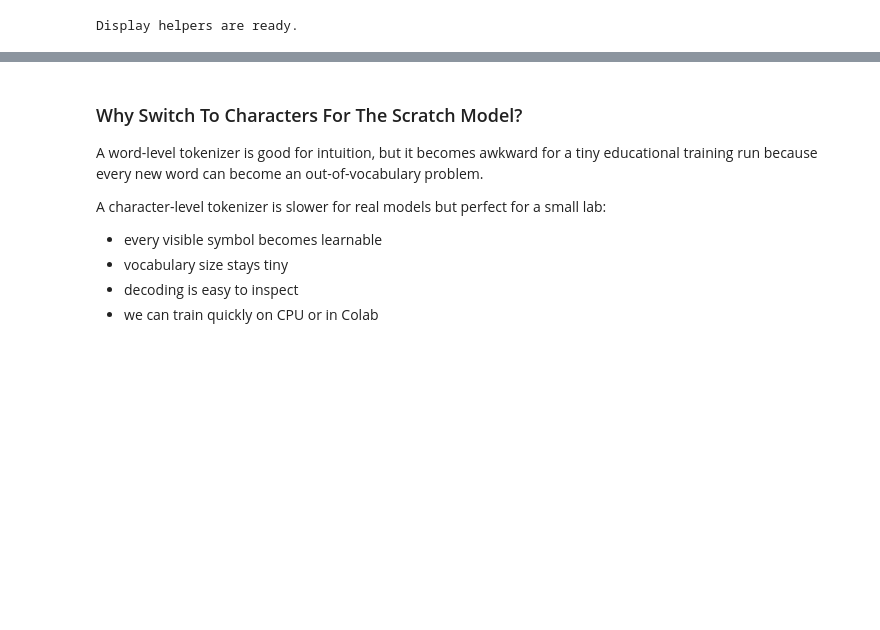
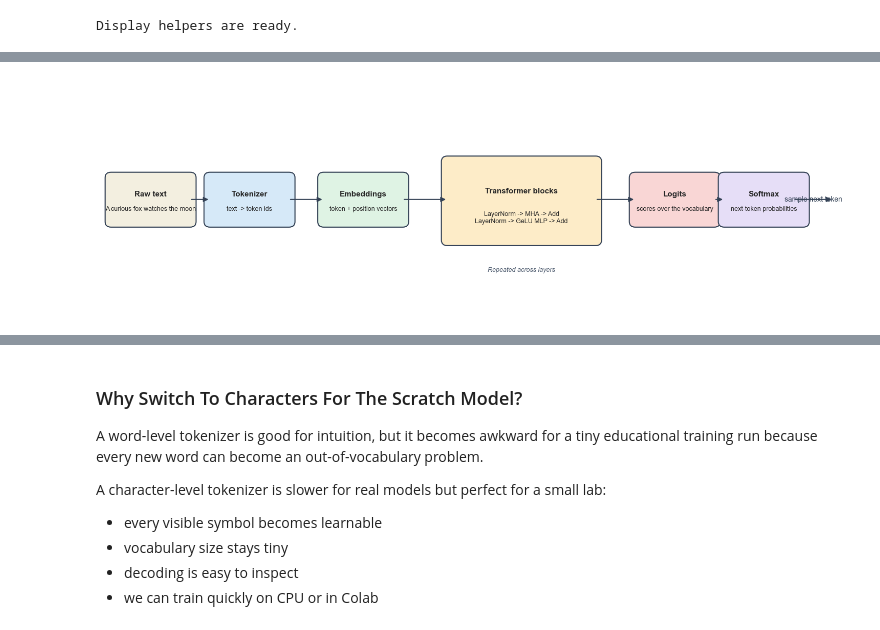
Before and after one commit to benk7alifa/build_llm_from_scratch_lab, a Jupyter notebook: notebooks/build_llm_from_scratch_lab.ipynb, the cells around one changed output, grey strips where cells are left out. Saved outputs shown, nothing was run; the diff lists cells and outputs as text; code cells hidden in the pictures; blank space fills up the shorter version.

```diff
--- a/notebooks/build_llm_from_scratch_lab.ipynb
+++ b/notebooks/build_llm_from_scratch_lab.ipynb
@@ -113,0 +126,51 @@ Display helpers are ready.
+# %%
+from matplotlib.patches import FancyArrowPatch, FancyBboxPatch
+
+fig, ax = plt.subplots(figsize=(15, 4.8))
+ax.set_xlim(0, 15)
+ax.set_ylim(0, 5)
+ax.axis("off")
+
+boxes = [
+    ("Raw text", "A curious fox watches the moon", (0.2, 2.0), "#f3efe0"),
+    ("Tokenizer", "text -> token ids", (2.2, 2.0), "#d6e9f8"),
+    ("Embeddings", "token + position vectors", (4.5, 2.0), "#dff3e4"),
+    ("Transformer blocks", "LayerNorm -> MHA -> Add\nLayerNorm -> GeLU MLP -> Add", (7.0, 1.6), "#fdecc8"),
+    ("Logits", "scores over the vocabulary", (10.8, 2.0), "#f9d6d5"),
+    ("Softmax", "next-token probabilities", (12.6, 2.0), "#e6def7"),
+]
+
+for title, subtitle, (x, y), color in boxes:
+    width = 1.6 if title != "Transformer blocks" else 3.0
+    height = 0.95 if title != "Transformer blocks" else 1.7
+    patch = FancyBboxPatch(
+        (x, y),
+        width,
+        height,
+        boxstyle="round,pad=0.12,rounding_size=0.12",
+        linewidth=1.5,
+        edgecolor="#334155",
+        facecolor=color,
+    )
+    ax.add_patch(patch)
+    ax.text(x + width / 2, y + height * 0.62, title, ha="center", va="center", fontsize=11, weight="bold")
+    ax.text(x + width / 2, y + height * 0.28, subtitle, ha="center", va="center", fontsize=9)
+
+arrows = [
+    ((1.8, 2.48), (2.2, 2.48)),
+    ((3.8, 2.48), (4.5, 2.48)),
+    ((6.1, 2.48), (7.0, 2.48)),
+    ((10.0, 2.48), (10.8, 2.48)),
+    ((12.4, 2.48), (12.6, 2.48)),
+]
+for start, end in arrows:
+    ax.add_patch(FancyArrowPatch(start, end, arrowstyle="-|>", mutation_scale=14, linewidth=1.5, color="#334155"))
+
+ax.text(8.5, 0.95, "Repeated across layers", ha="center", va="center", fontsize=9, style="italic", color="#475569")
+ax.text(14.4, 2.48, "sample next token", ha="center", va="center", fontsize=10, color="#334155")
+ax.add_patch(FancyArrowPatch((14.0, 2.48), (14.8, 2.48), arrowstyle="-|>", mutation_scale=14, linewidth=1.5, color="#334155"))
+
+plt.tight_layout()
+plt.show()
+# %% [output]
+[figure, added]
```
Also changed, not shown: parts of 46 cells of this notebook, 1 other file.
